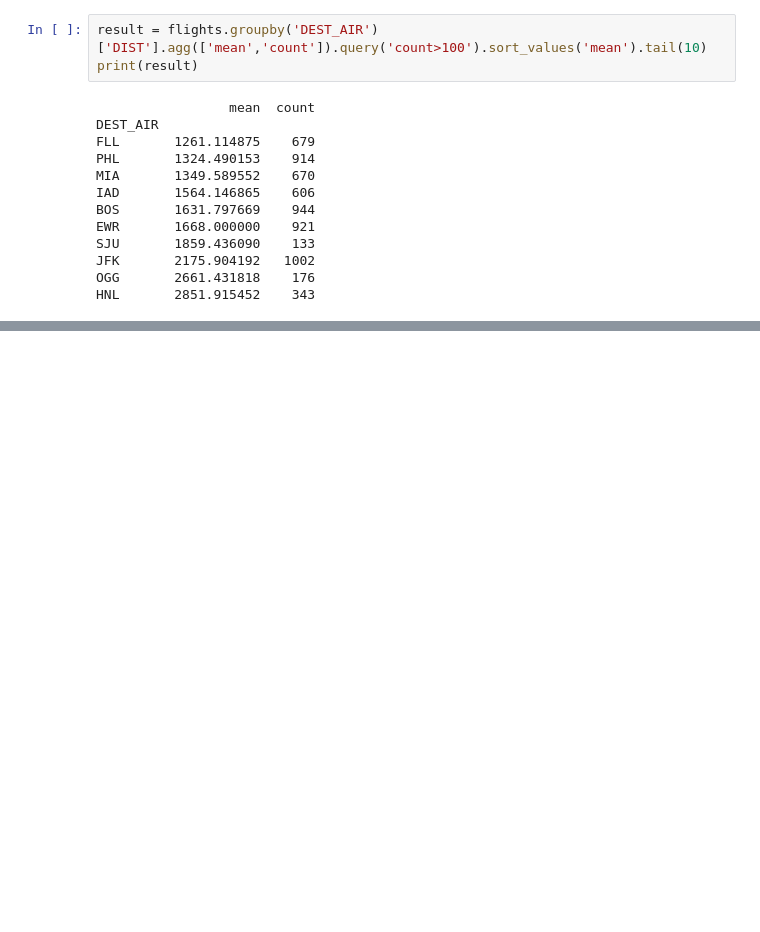
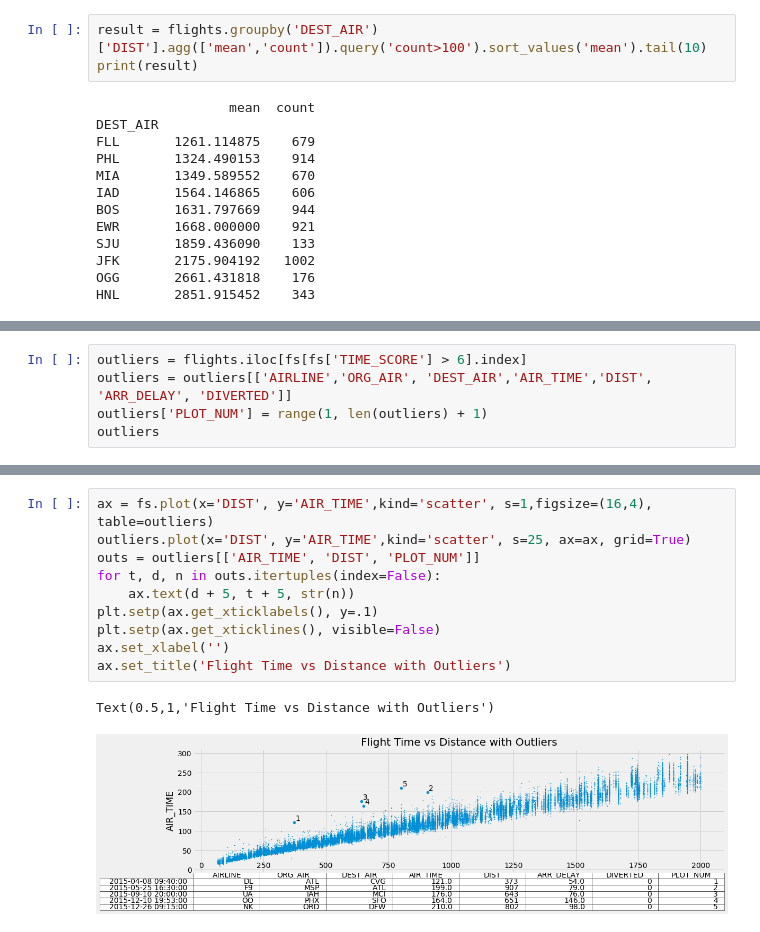
Before and after one commit to edwards158/DataScienceMachineLearning, a Jupyter notebook: DataScienceNotebooks/VisualisingFlightsDataset.ipynb, the cells around one changed output, grey strips where cells are left out. Drawn from its saved outputs; the diff is of its cells as text; blank space fills up the shorter version.

```diff
--- a/DataScienceNotebooks/VisualisingFlightsDataset.ipynb
+++ b/DataScienceNotebooks/VisualisingFlightsDataset.ipynb
@@ -218,0 +293,5 @@ result.plot(kind='bar',y='mean',rot=0,legend=False,title='Avg Dist. per Destinat
+# %%
+outliers = flights.iloc[fs[fs['TIME_SCORE'] > 6].index]
+outliers = outliers[['AIRLINE','ORG_AIR', 'DEST_AIR','AIR_TIME','DIST', 'ARR_DELAY', 'DIVERTED']]
+outliers['PLOT_NUM'] = range(1, len(outliers) + 1)
+outliers
@@ -218,0 +305,13 @@ result.plot(kind='bar',y='mean',rot=0,legend=False,title='Avg Dist. per Destinat
+# %%
+ax = fs.plot(x='DIST', y='AIR_TIME',kind='scatter', s=1,figsize=(16,4), table=outliers)
+outliers.plot(x='DIST', y='AIR_TIME',kind='scatter', s=25, ax=ax, grid=True)
+outs = outliers[['AIR_TIME', 'DIST', 'PLOT_NUM']]
+for t, d, n in outs.itertuples(index=False):
+    ax.text(d + 5, t + 5, str(n))
+plt.setp(ax.get_xticklabels(), y=.1)
+plt.setp(ax.get_xticklines(), visible=False)
+ax.set_xlabel('')
+ax.set_title('Flight Time vs Distance with Outliers')
+# %% [output]
+Text(0.5,1,'Flight Time vs Distance with Outliers')
+[figure, added]
```
Also changed, not shown: parts of 15 cells of this notebook.
